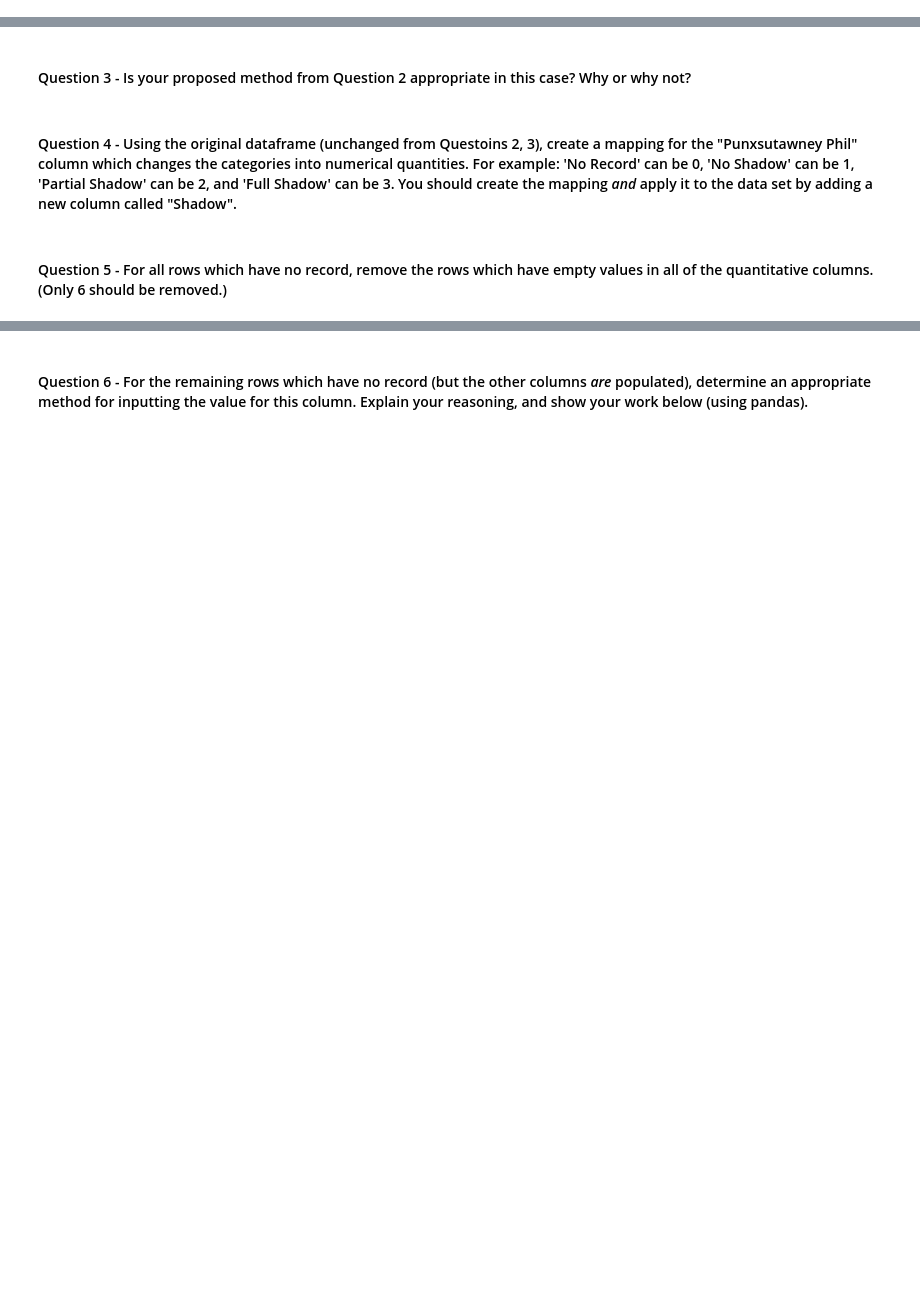
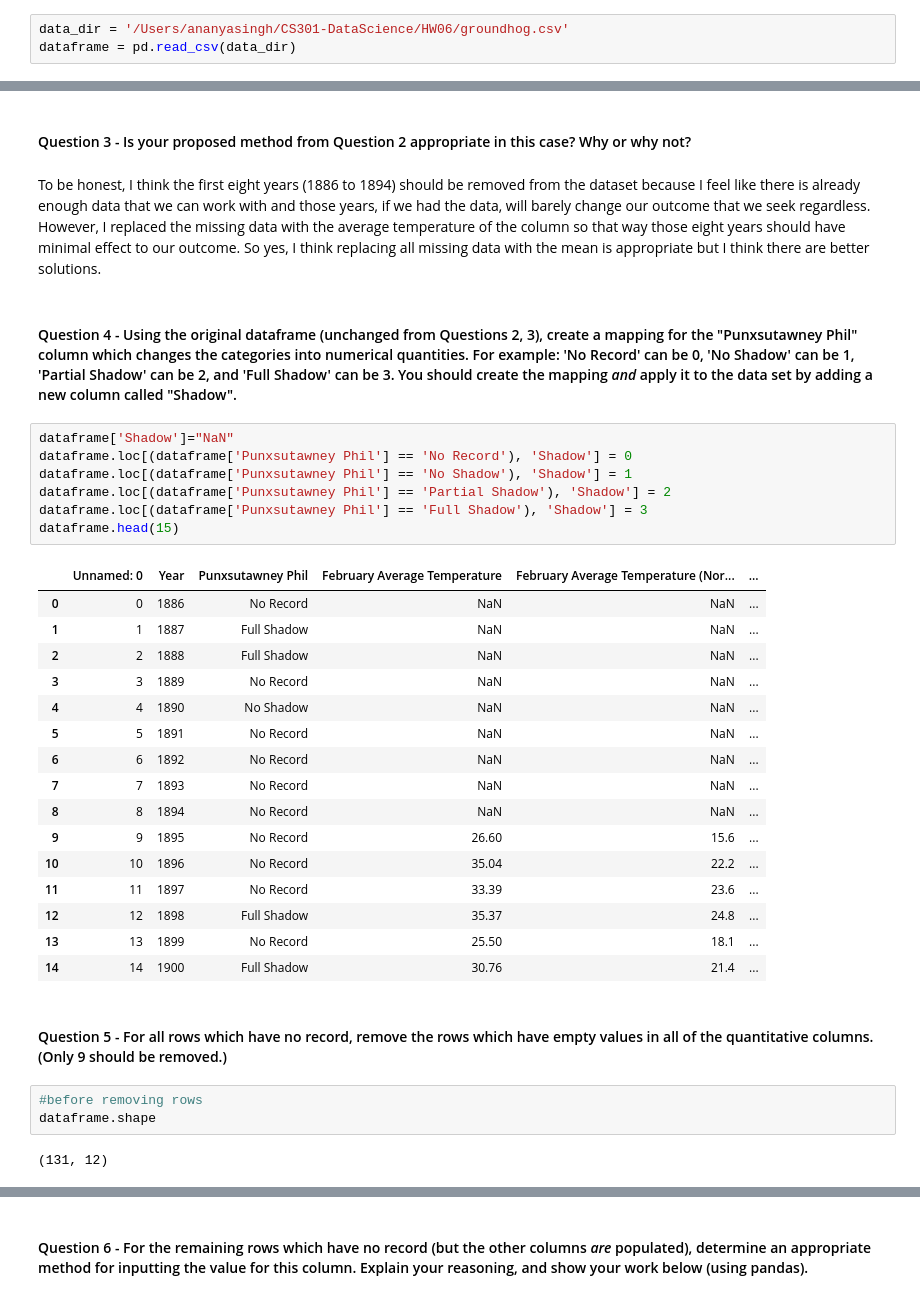
Before and after one commit to ananyasingh7/CS301-DataScience, a Jupyter notebook: HW06/Homework 06 Assignment.ipynb, the cells around one changed output, grey strips where cells are left out. Drawn from its saved outputs; the diff is of its cells as text; blank space fills up the shorter version.

Commit message:
should be done

```diff
--- a/HW06/Homework 06 Assignment.ipynb
+++ b/HW06/Homework 06 Assignment.ipynb
@@ -16,0 +15,3 @@ data_dir = 'C:\\Users\\watson\\Documents\\CS301_Planning\\datasets\\groundhog.cs
+# %%
+data_dir = '/Users/ananyasingh/CS301-DataScience/HW06/groundhog.csv'
+dataframe = pd.read_csv(data_dir)
@@ -19,6 +65,37 @@ data_dir = 'C:\\Users\\watson\\Documents\\CS301_Planning\\datasets\\groundhog.cs
 # %% [markdown]
 #### Question 3 - Is your proposed method from Question 2 appropriate in this case? Why or why not?
+# %% [markdown]
+To be honest, I think the first eight years (1886 to 1894) should be removed from the dataset because I feel like there is already enough data that we can work with and those years, if we had the data, will barely change our outcome that we seek regardless. However, I replaced the missing data with the average temperature of the column so that way those eight years should have minimal effect to our outcome. So yes, I think replacing all missing data with the mean is appropriate but I think there are better solutions.
 # %% [markdown]
-#### Question 4 - Using the original dataframe (unchanged from Questoins 2, 3), create a mapping for the "Punxsutawney Phil" column which changes the categories into numerical quantities. For example: 'No Record' can be 0, 'No Shadow' can be 1, 'Partial Shadow' can be 2, and 'Full Shadow' can be 3. You should create the mapping *and* apply it to the data set by adding a new column called "Shadow".
+#### Question 4 - Using the original dataframe (unchanged from Questions 2, 3), create a mapping for the "Punxsutawney Phil" column which changes the categories into numerical quantities. For example: 'No Record' can be 0, 'No Shadow' can be 1, 'Partial Shadow' can be 2, and 'Full Shadow' can be 3. You should create the mapping *and* apply it to the data set by adding a new column called "Shadow".
+# %%
+dataframe['Shadow']="NaN"
+dataframe.loc[(dataframe['Punxsutawney Phil'] == 'No Record'), 'Shadow'] = 0
+dataframe.loc[(dataframe['Punxsutawney Phil'] == 'No Shadow'), 'Shadow'] = 1
+dataframe.loc[(dataframe['Punxsutawney Phil'] == 'Partial Shadow'), 'Shadow'] = 2
+dataframe.loc[(dataframe['Punxsutawney Phil'] == 'Full Shadow'), 'Shadow'] = 3
+dataframe.head(15)
+# %% [output]
+|  | Unnamed: 0 | Year | Punxsutawney Phil | February Average Temperature | February Average Temperature (Nor... | ... |
+| 0 | 0 | 1886 | No Record | NaN | NaN | ... |
+| 1 | 1 | 1887 | Full Shadow | NaN | NaN | ... |
+| 2 | 2 | 1888 | Full Shadow | NaN | NaN | ... |
+| 3 | 3 | 1889 | No Record | NaN | NaN | ... |
+| 4 | 4 | 1890 | No Shadow | NaN | NaN | ... |
+| 5 | 5 | 1891 | No Record | NaN | NaN | ... |
+| 6 | 6 | 1892 | No Record | NaN | NaN | ... |
+| 7 | 7 | 1893 | No Record | NaN | NaN | ... |
+| 8 | 8 | 1894 | No Record | NaN | NaN | ... |
+| 9 | 9 | 1895 | No Record | 26.60 | 15.6 | ... |
+| 10 | 10 | 1896 | No Record | 35.04 | 22.2 | ... |
+| 11 | 11 | 1897 | No Record | 33.39 | 23.6 | ... |
+| 12 | 12 | 1898 | Full Shadow | 35.37 | 24.8 | ... |
+| 13 | 13 | 1899 | No Record | 25.50 | 18.1 | ... |
+| 14 | 14 | 1900 | Full Shadow | 30.76 | 21.4 | ... |
 # %% [markdown]
-#### Question 5 - For all rows which have no record, remove the rows which have empty values in all of the quantitative columns. (Only 6 should be removed.)
+#### Question 5 - For all rows which have no record, remove the rows which have empty values in all of the quantitative columns. (Only 9 should be removed.)
+# %%
+#before removing rows
+dataframe.shape
+# %% [output]
+(131, 12)
```
Also changed, not shown: parts of 31 cells of this notebook, 1 other file.
